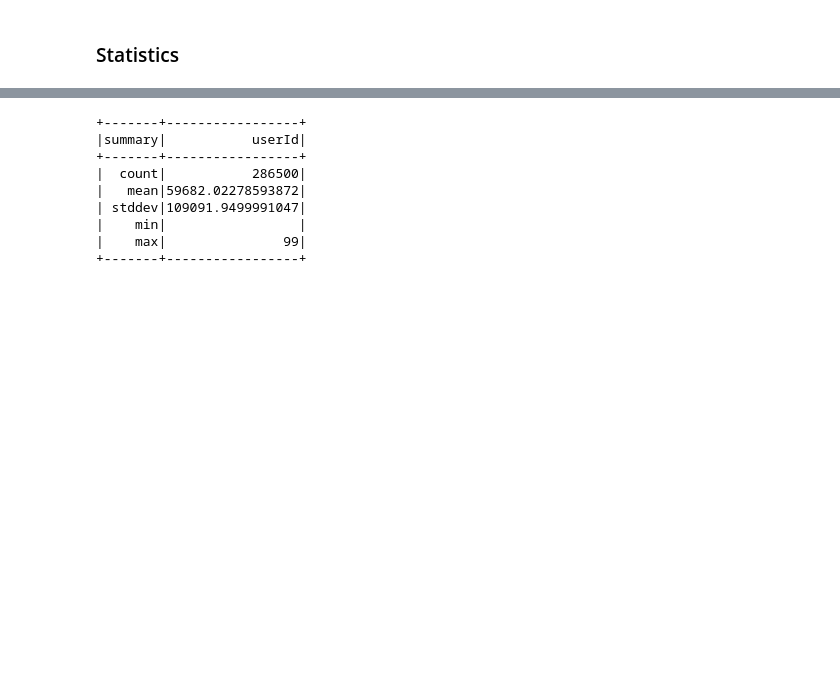
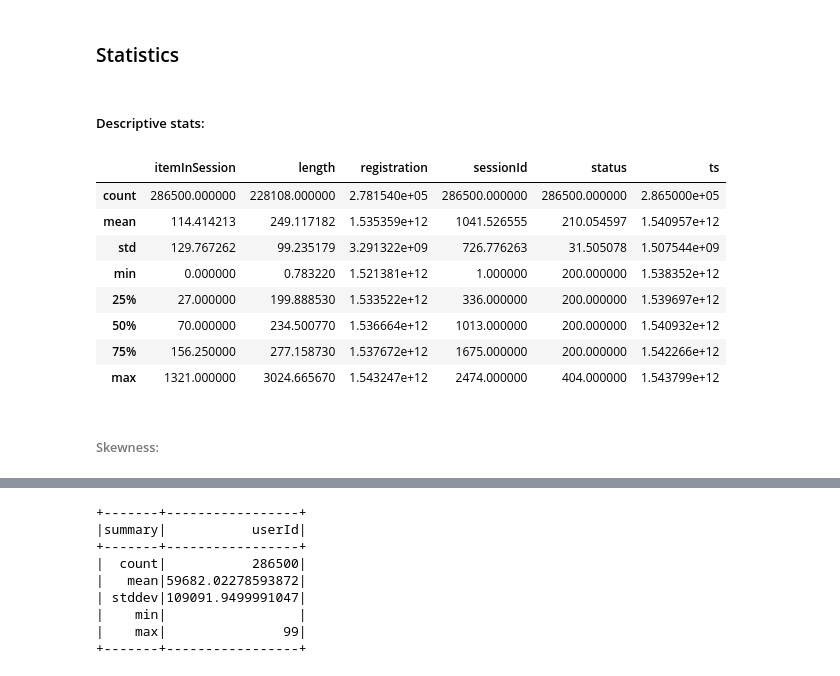
Before and after one commit to dexterpredictors/sparkify-udacity-dsnd, a Jupyter notebook: Sparkify.ipynb, the cells around one changed output, grey strips where cells are left out. Drawn from its saved outputs; the diff is of its cells as text; code cells hidden in the pictures; blank space fills up the shorter version.

```diff
--- a/Sparkify.ipynb
+++ b/Sparkify.ipynb
@@ -131,3 +131,19 @@ root
  |-- userId: string (nullable = true)
 # %% [markdown]
 ### Statistics
+# %% [markdown]
+##### Descriptive stats:
+# %%
+df.toPandas().describe()
+# %% [output]
+|  | itemInSession | length | registration | sessionId | status | ts |
+| count | 286500.000000 | 228108.000000 | 2.781540e+05 | 286500.000000 | 286500.000000 | 2.865000e+05 |
+| mean | 114.414213 | 249.117182 | 1.535359e+12 | 1041.526555 | 210.054597 | 1.540957e+12 |
+| std | 129.767262 | 99.235179 | 3.291322e+09 | 726.776263 | 31.505078 | 1.507544e+09 |
+| min | 0.000000 | 0.783220 | 1.521381e+12 | 1.000000 | 200.000000 | 1.538352e+12 |
+| 25% | 27.000000 | 199.888530 | 1.533522e+12 | 336.000000 | 200.000000 | 1.539697e+12 |
+| 50% | 70.000000 | 234.500770 | 1.536664e+12 | 1013.000000 | 200.000000 | 1.540932e+12 |
+| 75% | 156.250000 | 277.158730 | 1.537672e+12 | 1675.000000 | 200.000000 | 1.542266e+12 |
+| max | 1321.000000 | 3024.665670 | 1.543247e+12 | 2474.000000 | 404.000000 | 1.543799e+12 |
+# %% [markdown]
+###### Skewness:
```
Also changed, not shown: parts of 7 cells of this notebook.
